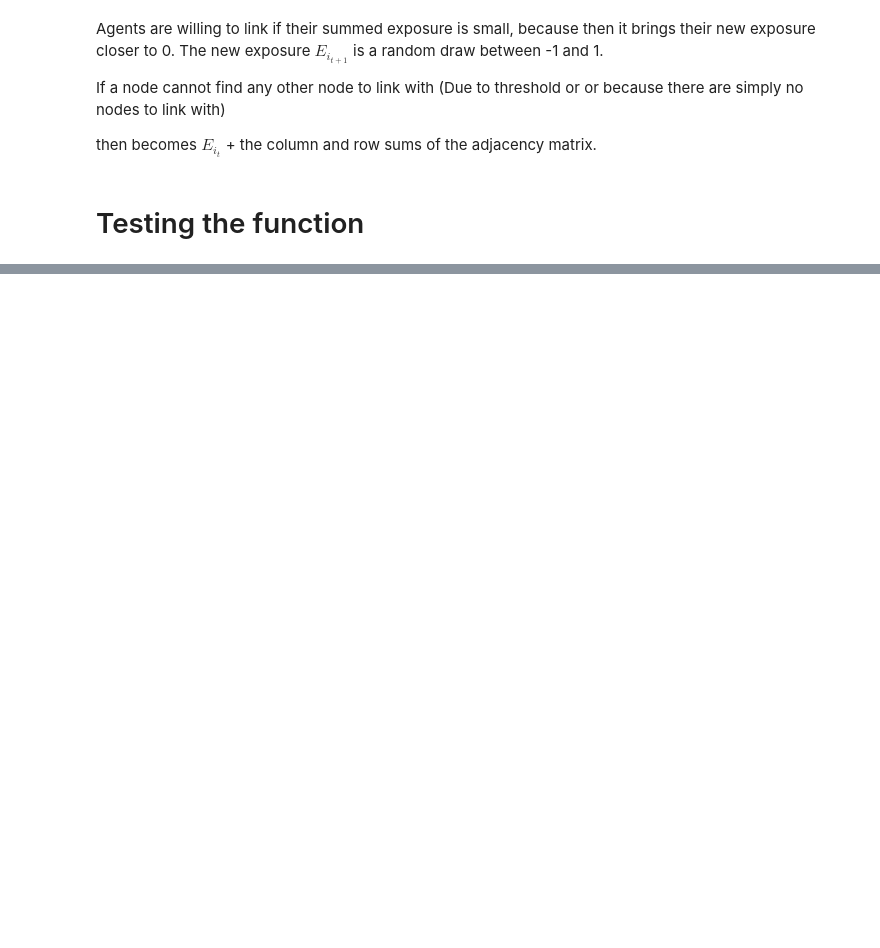
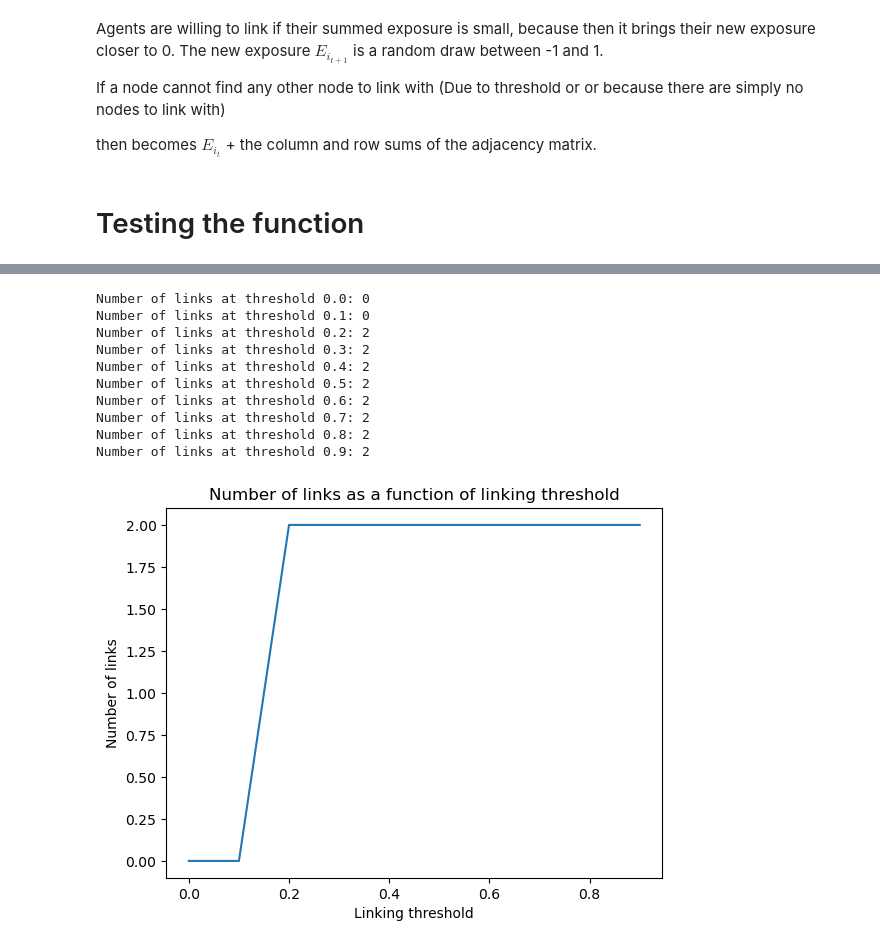
Before and after one commit to NitaiNijholt/FinancialNetwork, a Jupyter notebook: initial_explorations.ipynb, the cells around one changed output, grey strips where cells are left out. Saved outputs shown, nothing was run; the diff lists cells and outputs as text; code cells hidden in the pictures; blank space fills up the shorter version.

```diff
--- a/initial_explorations.ipynb
+++ b/initial_explorations.ipynb
@@ -242,3 +364,31 @@ Number of links at threshold 0.9: 6
+# %%
+# Testing with optimizes
+Graph = create_directional_graph(N_Nodes = 10)
+Links_test = []
+Link_test_thresholds = []
+
+for i in range(10):
+    Graph_updates = form_links_and_update_exposures_optimized(G=Graph, exposures=initial_exposures, linking_threshold=i/10)[0]
+    print(f'Number of links at threshold {i/10}: {len(Graph_updates.edges)}')
+    Links_test.append(len(Graph_updates.edges))
+    Link_test_thresholds.append(i/10)
+plt.ylabel('Number of links')
+plt.xlabel('Linking threshold')
+plt.title('Number of links as a function of linking threshold')
+plt.plot(Link_test_thresholds, Links_test)
+plt.show()
+# %% [output]
+Number of links at threshold 0.0: 0
+Number of links at threshold 0.1: 0
+Number of links at threshold 0.2: 2
+Number of links at threshold 0.3: 2
+Number of links at threshold 0.4: 2
+Number of links at threshold 0.5: 2
+Number of links at threshold 0.6: 2
+Number of links at threshold 0.7: 2
+Number of links at threshold 0.8: 2
+Number of links at threshold 0.9: 2
+[figure, added]
 # %%
 def check_threshold_and_propagate(G, exposures):
     for i in range(len(exposures)):
```
Also changed, not shown: parts of 10 cells of this notebook.
